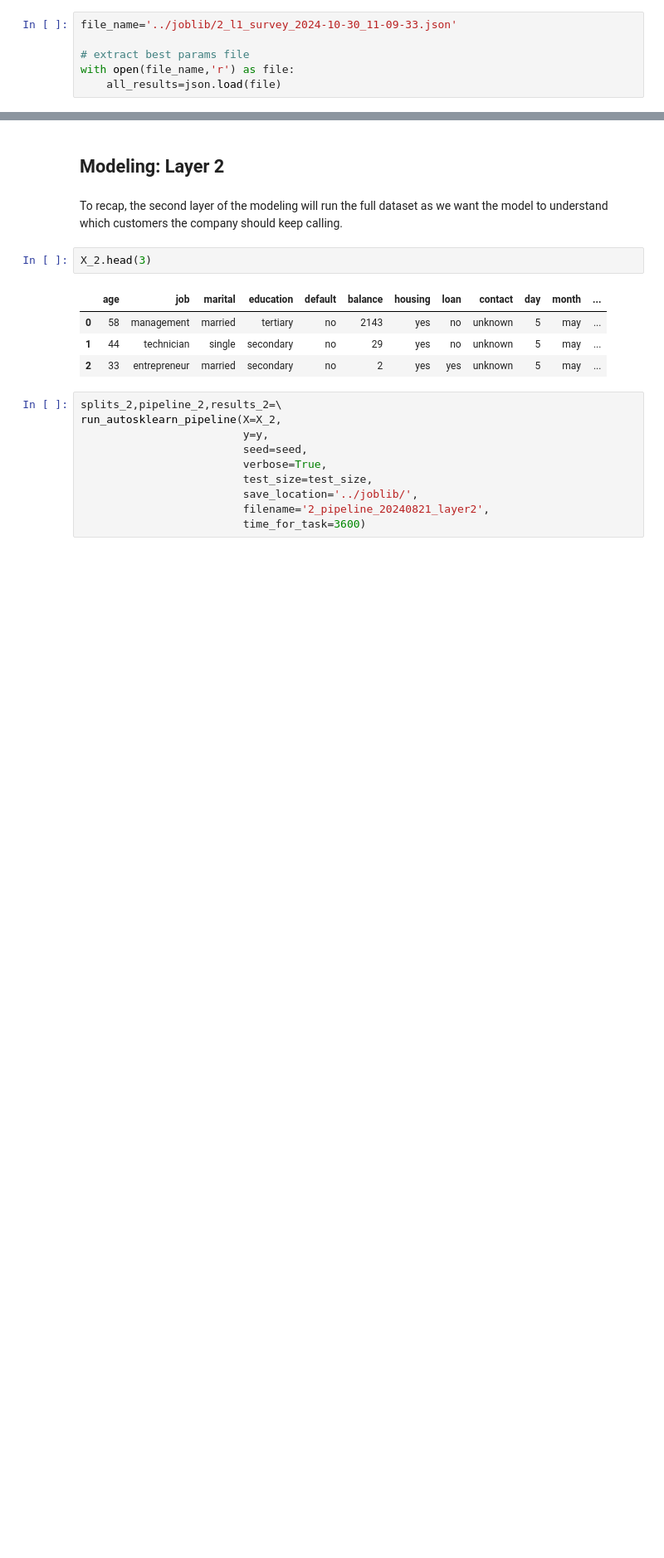
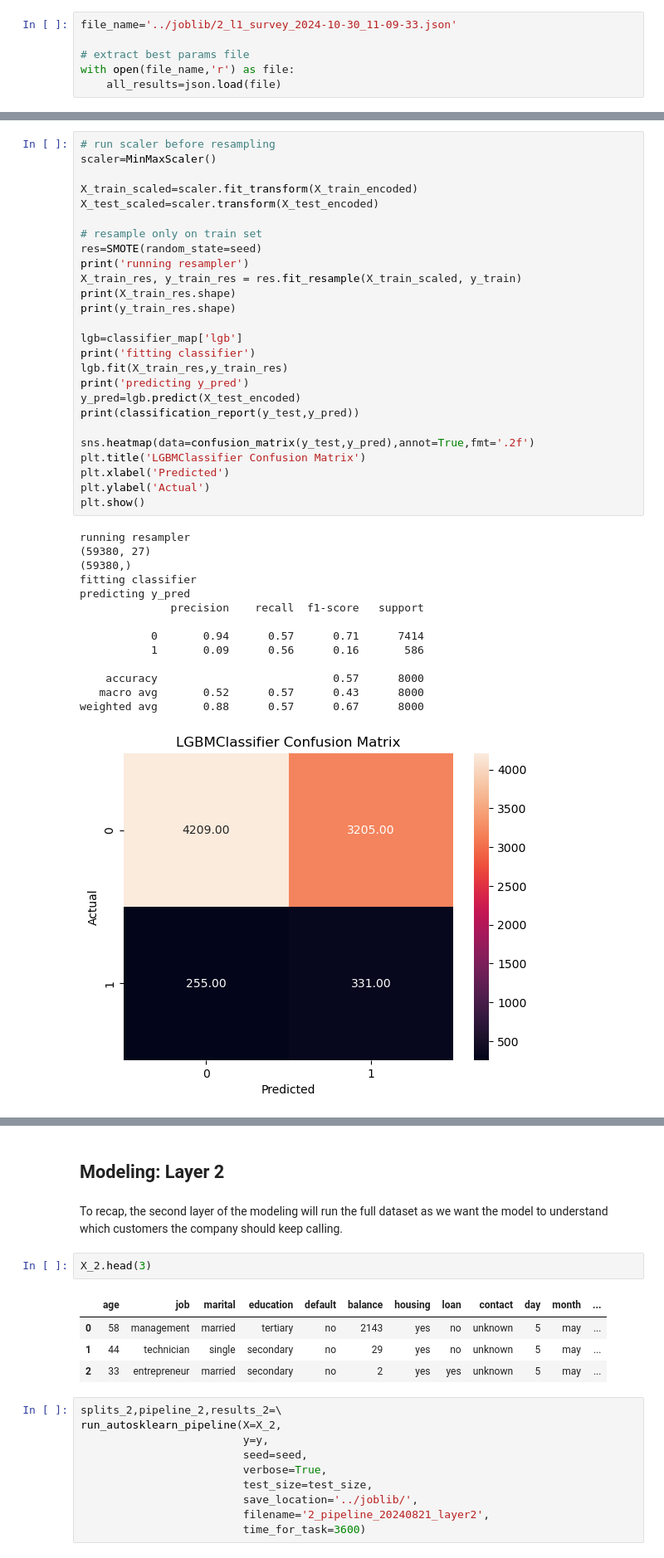
Before and after one commit to sralter/term_deposit_marketing, a Jupyter notebook: project2_modeling.ipynb, the cells around one changed output, grey strips where cells are left out. Shown at 83% size. Drawn from its saved outputs; the diff is of its cells as text; blank space fills up the shorter version.

```diff
--- a/project2_modeling.ipynb
+++ b/project2_modeling.ipynb
@@ -1657,0 +1663,41 @@ Model: lgb
+# %%
+# run scaler before resampling
+scaler=MinMaxScaler()
+
+X_train_scaled=scaler.fit_transform(X_train_encoded)
+X_test_scaled=scaler.transform(X_test_encoded)
+
+# resample only on train set
+res=SMOTE(random_state=seed)
+print('running resampler')
+X_train_res, y_train_res = res.fit_resample(X_train_scaled, y_train)
+print(X_train_res.shape)
+print(y_train_res.shape)
+
+lgb=classifier_map['lgb']
+print('fitting classifier')
+lgb.fit(X_train_res,y_train_res)
+print('predicting y_pred')
+y_pred=lgb.predict(X_test_encoded)
+print(classification_report(y_test,y_pred))
+
+sns.heatmap(data=confusion_matrix(y_test,y_pred),annot=True,fmt='.2f')
+plt.title('LGBMClassifier Confusion Matrix')
+plt.xlabel('Predicted')
+plt.ylabel('Actual')
+plt.show()
+# %% [output]
+running resampler
+(59380, 27)
+(59380,)
+fitting classifier
+predicting y_pred
+              precision    recall  f1-score   support
+
+           0       0.94      0.57      0.71      7414
+           1       0.09      0.56      0.16       586
+
+    accuracy                           0.57      8000
+   macro avg       0.52      0.57      0.43      8000
+weighted avg       0.88      0.57      0.67      8000
+[figure, added]
```
Also changed, not shown: parts of 9 cells of this notebook.
